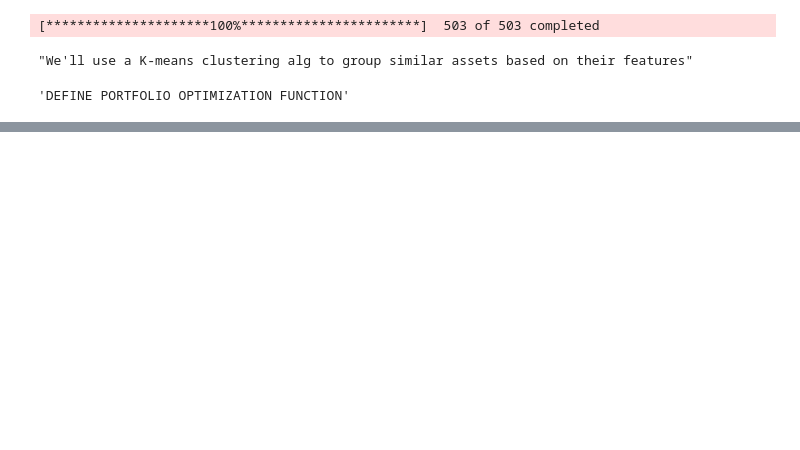
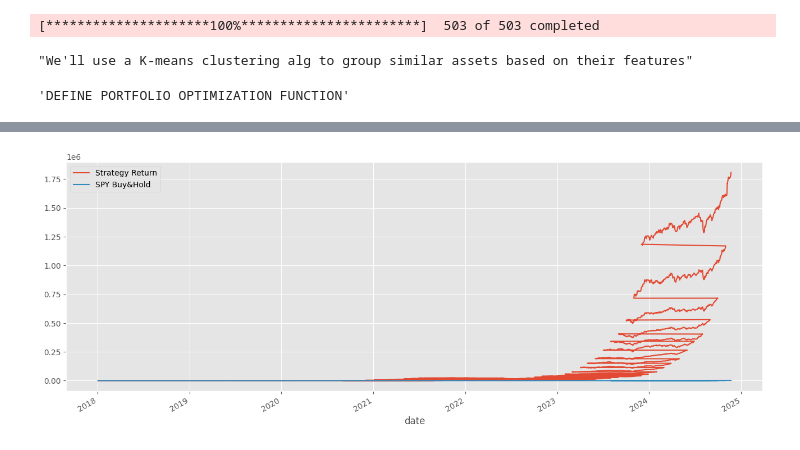
Before and after one commit to vepaan/ML_Trading_Strategy, a Jupyter notebook: project.ipynb, the cells around one changed output, grey strips where cells are left out. Cells and saved outputs as stored; diff of their text form; code cells hidden in the pictures; blank space fills up the shorter version.

```diff
--- a/project.ipynb
+++ b/project.ipynb
@@ -341,0 +434,15 @@ NVDA 0.03401
+# %%
+#Now, we merge the portfolio returns into the spy returns
+
+portfolio_df = portfolio_df.merge(spy_ret,
+                                  left_index=True,
+                                  right_index=True)
+# %%
+plt.style.use('ggplot')
+
+portfolio_cumilative_return = np.exp(np.log1p(portfolio_df).cumsum()) - 1
+portfolio_cumilative_return.plot(figsize=(16,6))
+
+plt.show()
+# %% [output]
+[figure, added]
```
Also changed, not shown: parts of 8 cells of this notebook.
